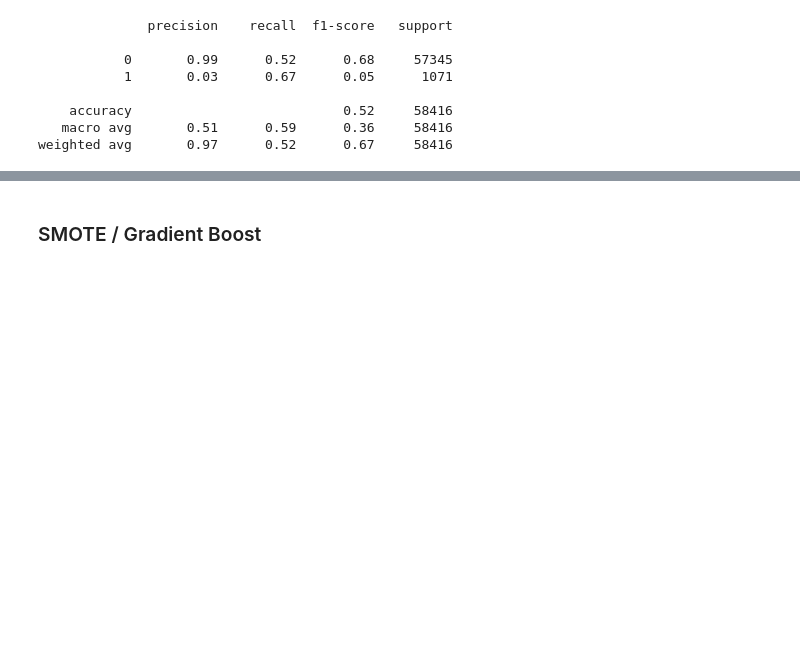
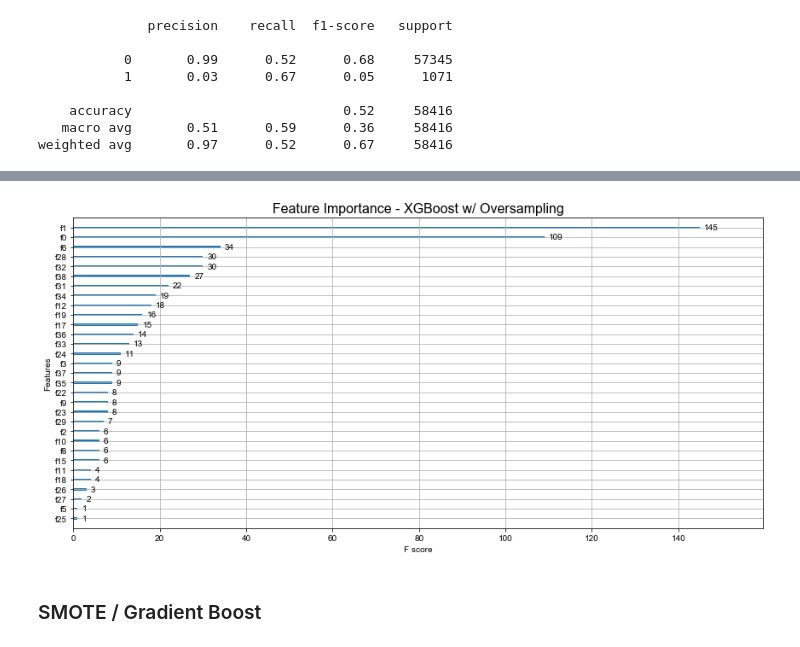
Before and after one commit to Morgan-Sell/chi-traffic-accidents, a Jupyter notebook: chi-transport-v2.ipynb, the cells around one changed output, grey strips where cells are left out. Saved outputs shown, nothing was run; the diff lists cells and outputs as text; code cells hidden in the pictures; blank space fills up the shorter version.

```diff
--- a/chi-transport-v2.ipynb
+++ b/chi-transport-v2.ipynb
@@ -310,3 +453,13 @@ weighted avg       0.97      0.52      0.67     58416
+# %%
+#plt.figure(figsize=(12,6))
+#plot_importance(xgboost_scld)
+
+plt.rcParams['figure.figsize'] = (12,6)
+plot_importance(xgboost_scld)
+plt.title("Feature Importance - XGBoost w/ Oversampling", fontsize=16)
+plt.tight_layout();
+# %% [output]
+[figure, added]
 # %% [markdown]
 ### SMOTE / Gradient Boost
 # %%
```
Also changed, not shown: parts of 21 cells of this notebook.
